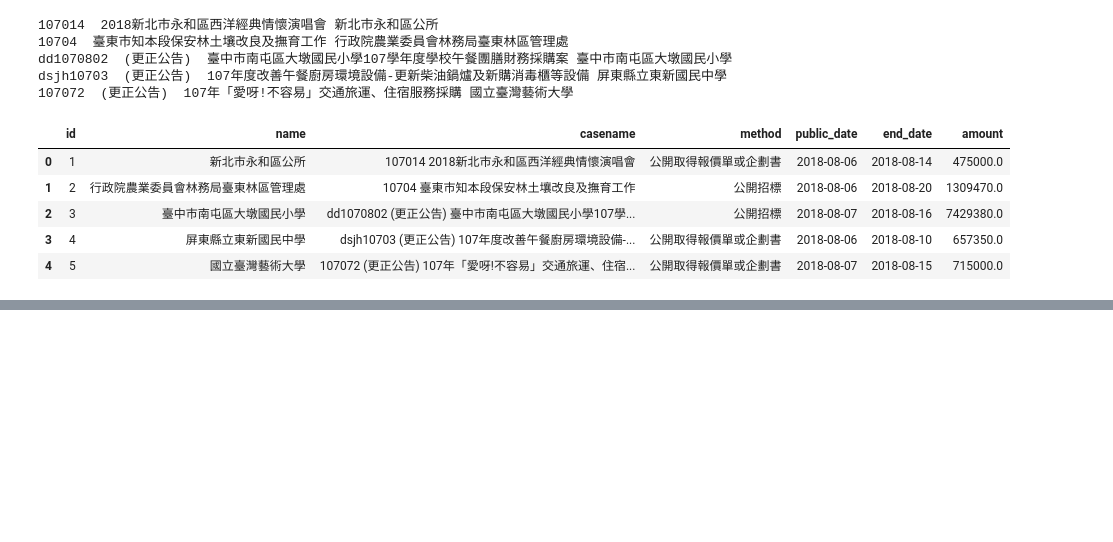
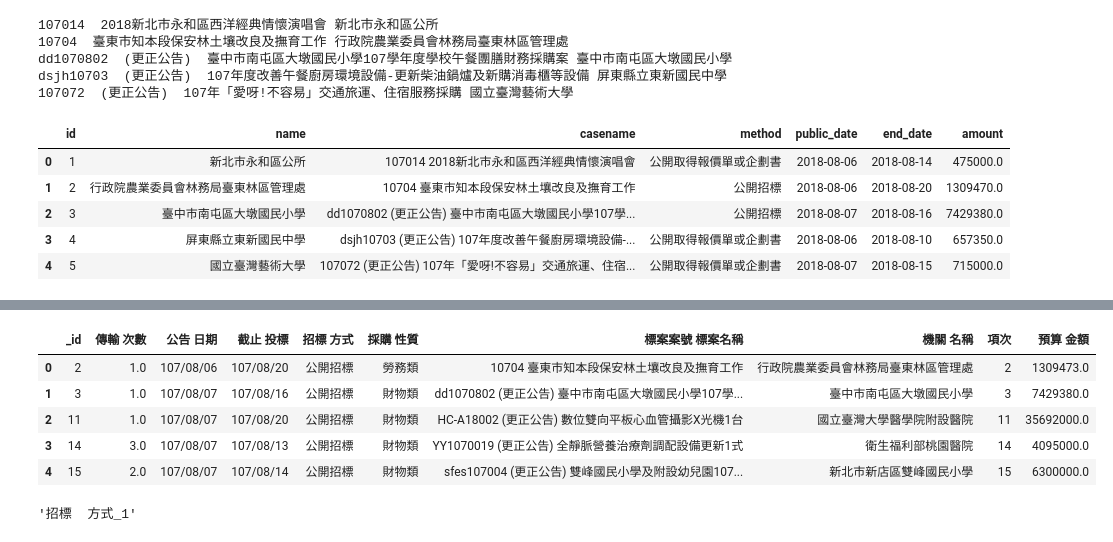
Before and after one commit to YuHsuanLin/pythonetl, a Jupyter notebook: cb102/cb102_20180807.ipynb, the cells around one changed output, grey strips where cells are left out. Saved outputs shown, nothing was run; the diff lists cells and outputs as text; code cells hidden in the pictures; blank space fills up the shorter version.

```diff
--- a/cb102/cb102_20180807.ipynb
+++ b/cb102/cb102_20180807.ipynb
@@ -485,0 +563,13 @@ pd.read_sql("select * from pcc;",engine)
+# %%
+pd.DataFrame(list(tb.find({'招標  方式':'公開招標'})))
+# %% [output]
+|  | _id | 傳輸 次數 | 公告 日期 | 截止 投標 | 招標 方式 | 採購 性質 | 標案案號 標案名稱 | 機關 名稱 | 項次 | 預算 金額 |
+| 0 | 2 | 1.0 | 107/08/06 | 107/08/20 | 公開招標 | 勞務類 | 10704 臺東市知本段保安林土壤改良及撫育工作 | 行政院農業委員會林務局臺東林區管理處 | 2 | 1309473.0 |
+| 1 | 3 | 1.0 | 107/08/07 | 107/08/16 | 公開招標 | 財物類 | dd1070802 (更正公告) 臺中市南屯區大墩國民小學107學... | 臺中市南屯區大墩國民小學 | 3 | 7429380.0 |
+| 2 | 11 | 1.0 | 107/08/07 | 107/08/20 | 公開招標 | 財物類 | HC-A18002 (更正公告) 數位雙向平板心血管攝影X光機1台 | 國立臺灣大學醫學院附設醫院 | 11 | 35692000.0 |
+| 3 | 14 | 3.0 | 107/08/07 | 107/08/13 | 公開招標 | 財物類 | YY1070019 (更正公告) 全靜脈營養治療劑調配設備更新1式 | 衛生福利部桃園醫院 | 14 | 4095000.0 |
+| 4 | 15 | 2.0 | 107/08/07 | 107/08/14 | 公開招標 | 財物類 | sfes107004 (更正公告) 雙峰國民小學及附設幼兒園107... | 新北市新店區雙峰國民小學 | 15 | 6300000.0 |
+# %%
+tb.create_index('招標  方式')
+# %% [output]
+'招標  方式_1'
```
Also changed, not shown: parts of 19 cells of this notebook.
